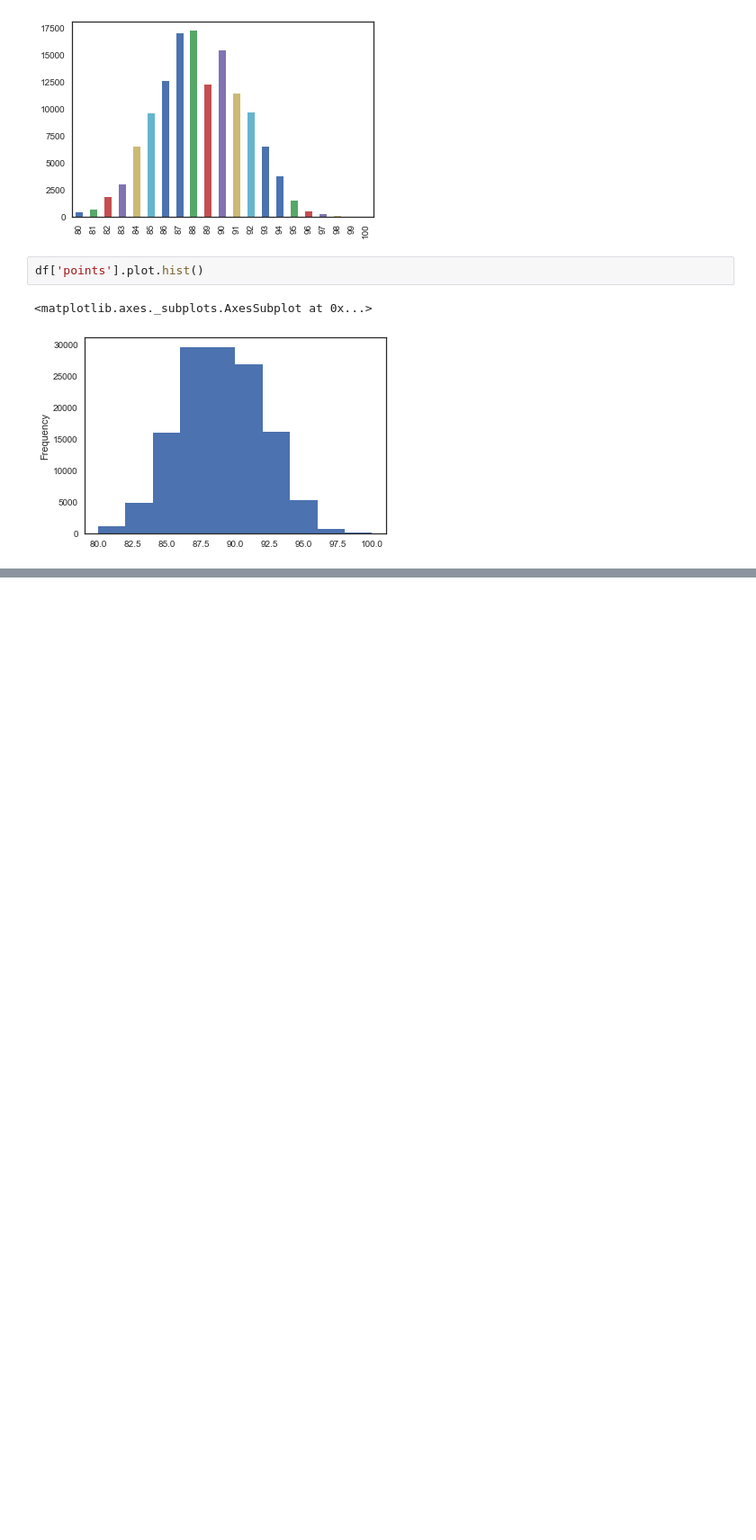
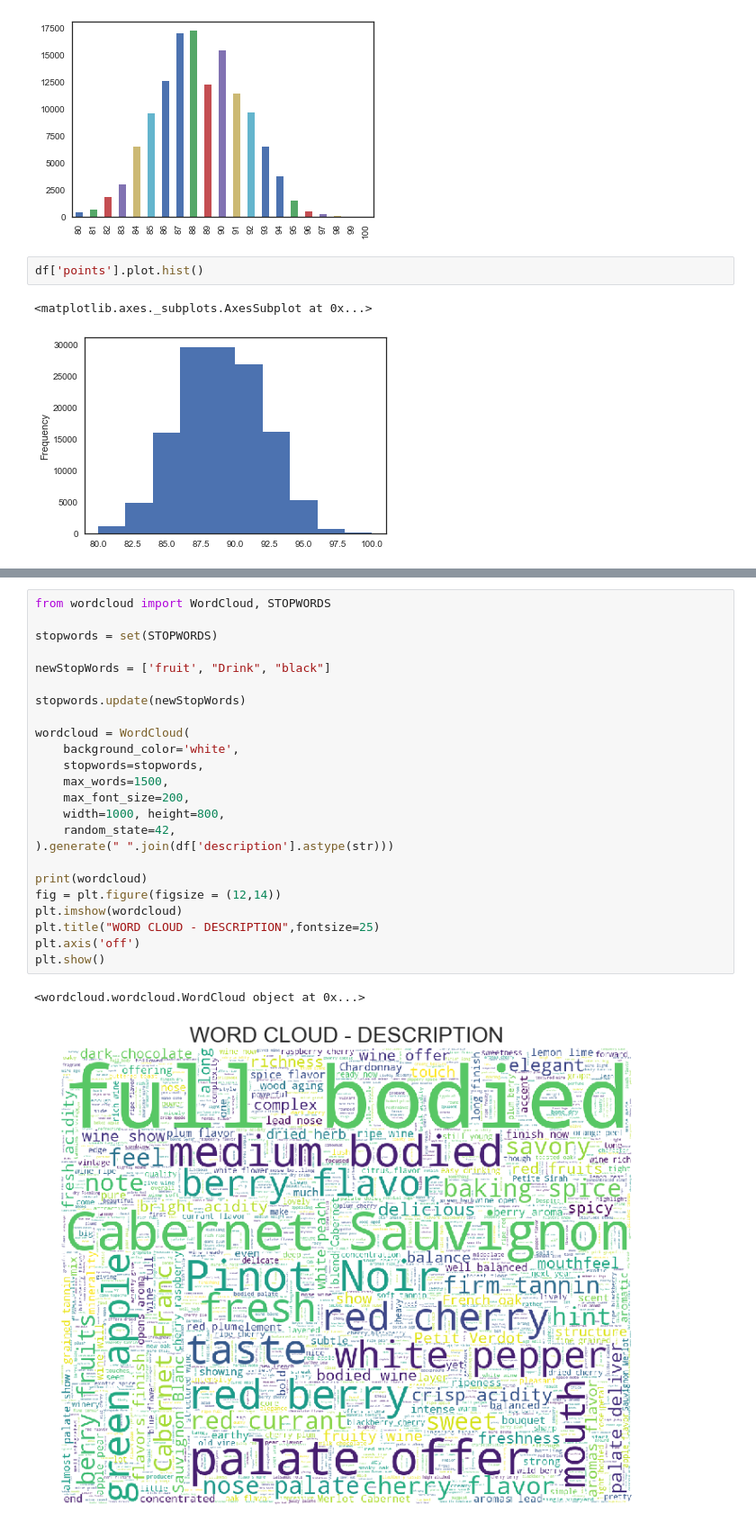
Before and after one commit to SidJain1412/Analysing-Wine-Reviews, a Jupyter notebook: Wine EDA.ipynb, the cells around one changed output, grey strips where cells are left out. Shown at 90% size. Saved outputs shown, nothing was run; the diff lists cells and outputs as text; blank space fills up the shorter version.

Commit message:
Added wordcloud, plus some more analysis

```diff
--- a/Wine EDA.ipynb
+++ b/Wine EDA.ipynb
@@ -73,0 +85,27 @@ df['points'].plot.hist()
+# %%
+from wordcloud import WordCloud, STOPWORDS
+
+stopwords = set(STOPWORDS)
+
+newStopWords = ['fruit', "Drink", "black"]
+
+stopwords.update(newStopWords)
+
+wordcloud = WordCloud(
+    background_color='white',
+    stopwords=stopwords,
+    max_words=1500,
+    max_font_size=200,
+    width=1000, height=800,
+    random_state=42,
+).generate(" ".join(df['description'].astype(str)))
+
+print(wordcloud)
+fig = plt.figure(figsize = (12,14))
+plt.imshow(wordcloud)
+plt.title("WORD CLOUD - DESCRIPTION",fontsize=25)
+plt.axis('off')
+plt.show()
+# %% [output]
+<wordcloud.wordcloud.WordCloud object at 0x...>
+[figure, added]
```
Also changed, not shown: parts of 2 cells of this notebook.
